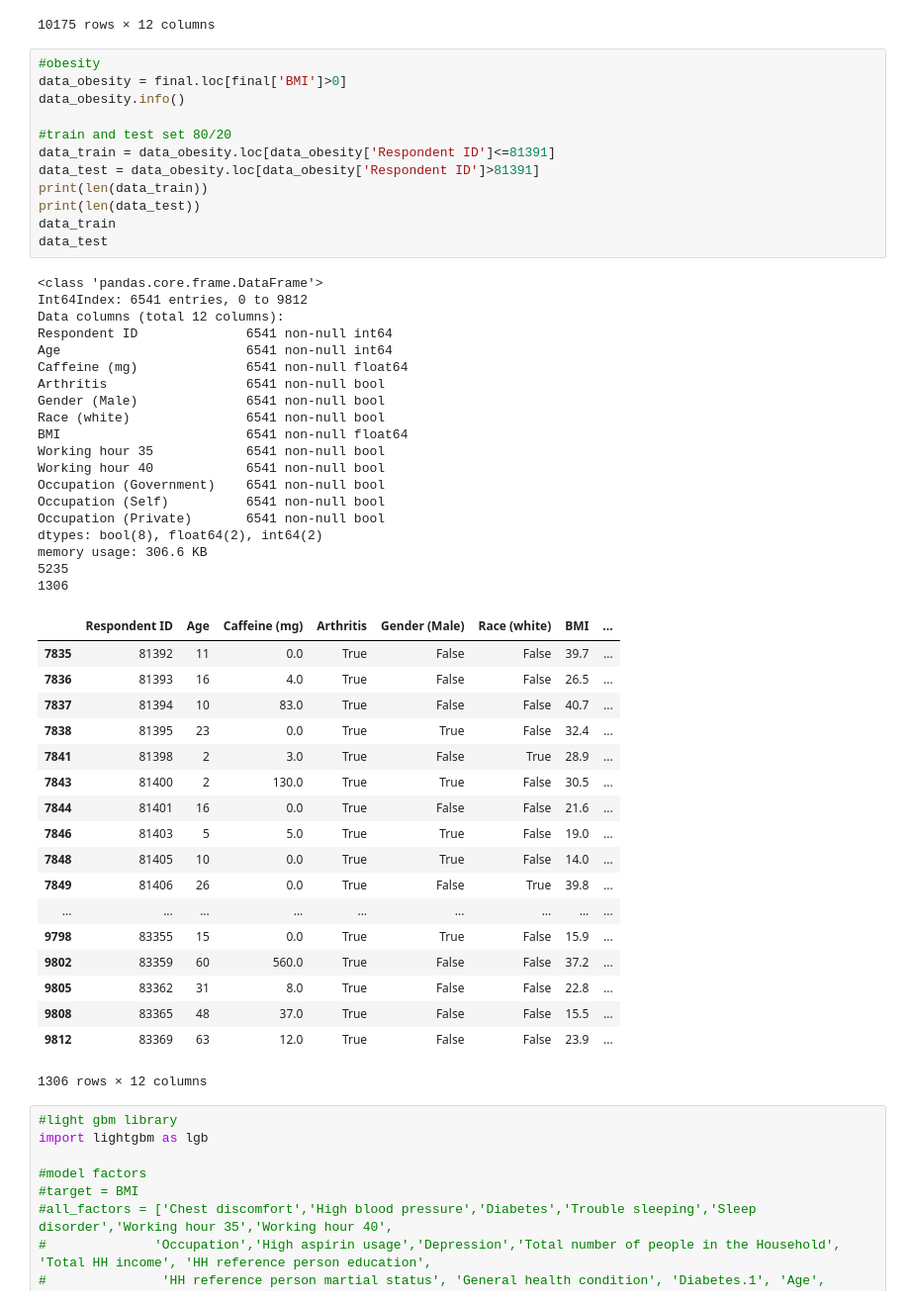
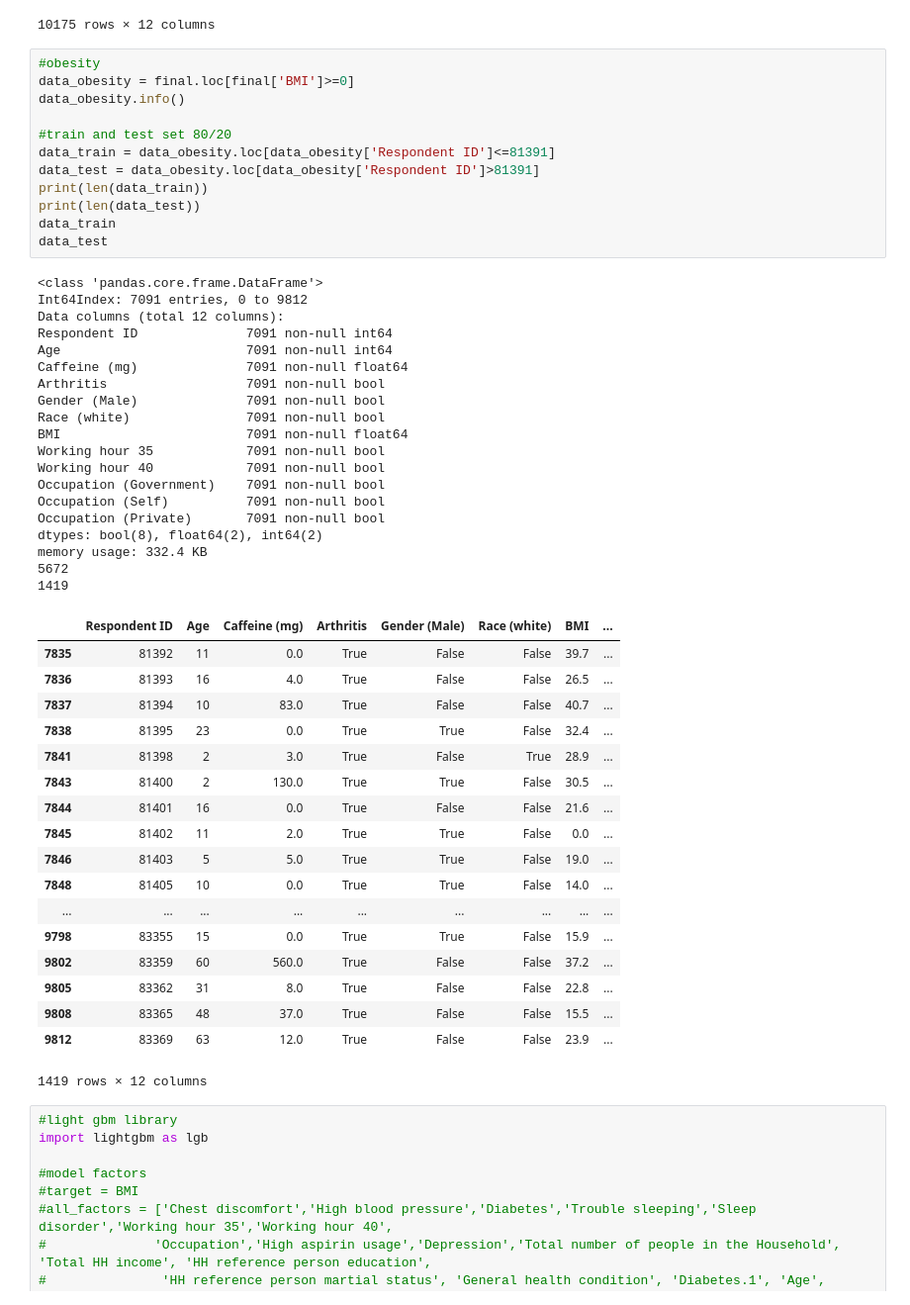
Before and after one commit to hakkoma/BMI_Prediction_Model_-US-National-Health-data-, a Jupyter notebook: US Health Program (BMI Prediction model) - Hakkoma.ipynb, the cells around one changed output. Shown at 99% size. Drawn from its saved outputs; the diff is of its cells as text.

```diff
--- a/US Health Program (BMI Prediction model) - Hakkoma.ipynb
+++ b/US Health Program (BMI Prediction model) - Hakkoma.ipynb
@@ -146,54 +148,54 @@ final
 10175 rows × 12 columns
 # %%
 #obesity
-data_obesity = final.loc[final['BMI']>0]
+data_obesity = final.loc[final['BMI']>=0]
 data_obesity.info()
 
 #train and test set 80/20
 data_train = data_obesity.loc[data_obesity['Respondent ID']<=81391]
 data_test = data_obesity.loc[data_obesity['Respondent ID']>81391]
 print(len(data_train))
 print(len(data_test))
 data_train
 data_test
 # %% [output]
 <class 'pandas.core.frame.DataFrame'>
-Int64Index: 6541 entries, 0 to 9812
+Int64Index: 7091 entries, 0 to 9812
 Data columns (total 12 columns):
-Respondent ID              6541 non-null int64
-Age                        6541 non-null int64
-Caffeine (mg)              6541 non-null float64
-Arthritis                  6541 non-null bool
-Gender (Male)              6541 non-null bool
-Race (white)               6541 non-null bool
-BMI                        6541 non-null float64
-Working hour 35            6541 non-null bool
-Working hour 40            6541 non-null bool
-Occupation (Government)    6541 non-null bool
-Occupation (Self)          6541 non-null bool
-Occupation (Private)       6541 non-null bool
+Respondent ID              7091 non-null int64
+Age                        7091 non-null int64
+Caffeine (mg)              7091 non-null float64
+Arthritis                  7091 non-null bool
+Gender (Male)              7091 non-null bool
+Race (white)               7091 non-null bool
+BMI                        7091 non-null float64
+Working hour 35            7091 non-null bool
+Working hour 40            7091 non-null bool
+Occupation (Government)    7091 non-null bool
+Occupation (Self)          7091 non-null bool
+Occupation (Private)       7091 non-null bool
 dtypes: bool(8), float64(2), int64(2)
-memory usage: 306.6 KB
-5235
-1306
+memory usage: 332.4 KB
+5672
+1419
 |  | Respondent ID | Age | Caffeine (mg) | Arthritis | Gender (Male) | Race (white) | BMI | ... |
 | 7835 | 81392 | 11 | 0.0 | True | False | False | 39.7 | ... |
 | 7836 | 81393 | 16 | 4.0 | True | False | False | 26.5 | ... |
 | 7837 | 81394 | 10 | 83.0 | True | False | False | 40.7 | ... |
 | 7838 | 81395 | 23 | 0.0 | True | True | False | 32.4 | ... |
 | 7841 | 81398 | 2 | 3.0 | True | False | True | 28.9 | ... |
 | 7843 | 81400 | 2 | 130.0 | True | True | False | 30.5 | ... |
 | 7844 | 81401 | 16 | 0.0 | True | False | False | 21.6 | ... |
+| 7845 | 81402 | 11 | 2.0 | True | True | False | 0.0 | ... |
 | 7846 | 81403 | 5 | 5.0 | True | True | False | 19.0 | ... |
 | 7848 | 81405 | 10 | 0.0 | True | True | False | 14.0 | ... |
-| 7849 | 81406 | 26 | 0.0 | True | False | True | 39.8 | ... |
 | ... | ... | ... | ... | ... | ... | ... | ... | ... |
 | 9798 | 83355 | 15 | 0.0 | True | True | False | 15.9 | ... |
 | 9802 | 83359 | 60 | 560.0 | True | False | False | 37.2 | ... |
 | 9805 | 83362 | 31 | 8.0 | True | False | False | 22.8 | ... |
 | 9808 | 83365 | 48 | 37.0 | True | False | False | 15.5 | ... |
 | 9812 | 83369 | 63 | 12.0 | True | False | False | 23.9 | ... |
-1306 rows × 12 columns
+1419 rows × 12 columns
 # %%
 #light gbm library
 import lightgbm as lgb
```
Also changed, not shown: parts of 8 cells of this notebook.
